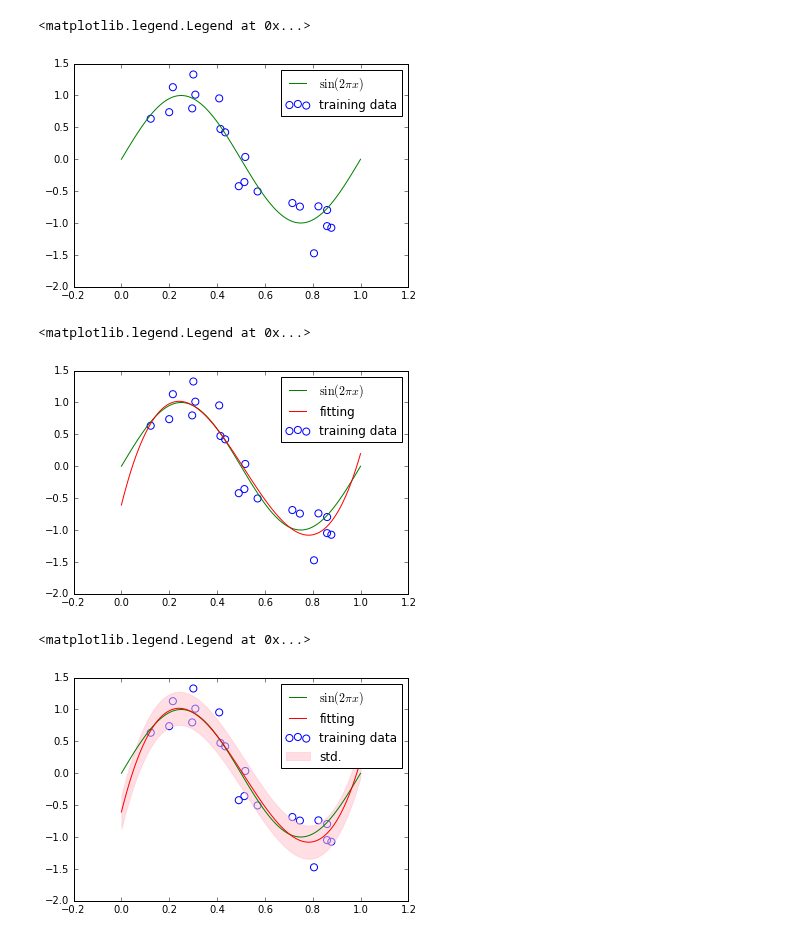
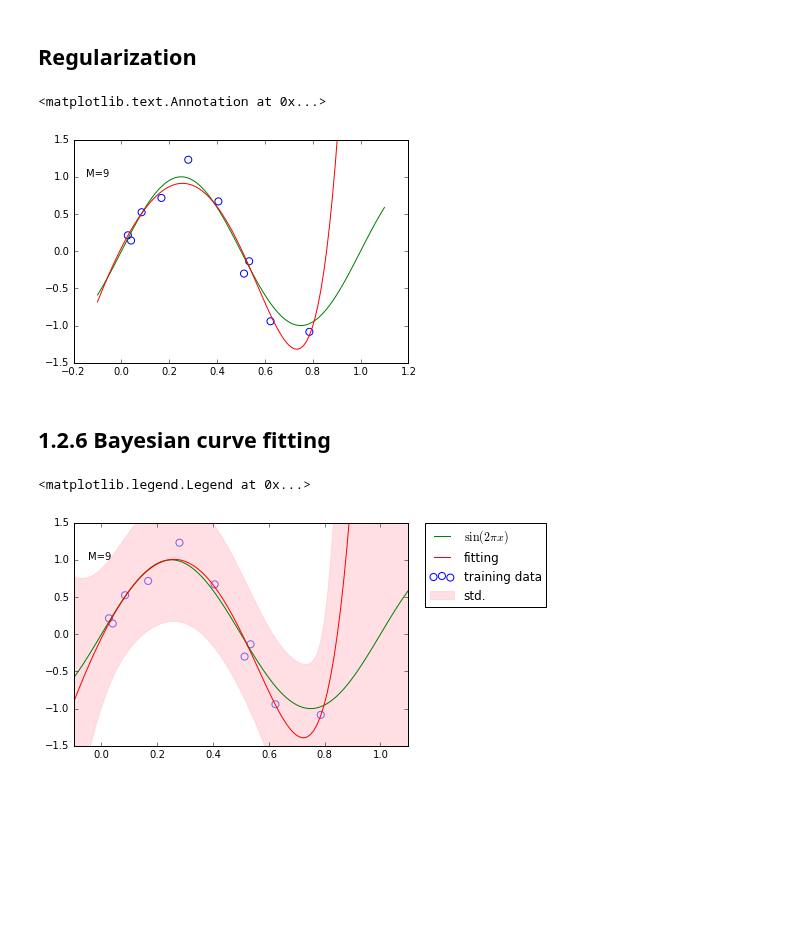
Before and after one commit to ctgk/PRML, a Jupyter notebook: ch01_Introduction.ipynb, the cells around one changed output. Saved outputs shown, nothing was run; the diff lists cells and outputs as text; code cells hidden in the pictures; blank space fills up the shorter version.

```diff
--- a/ch01_Introduction.ipynb
+++ b/ch01_Introduction.ipynb
@@ -19,0 +31,18 @@ y_test = func(x_test)
+# %%
+for i, degree in enumerate([0, 1, 3, 9]):
+    plt.subplot(2, 2, i + 1)
+    feature = features.Polynomial(degree)
+    X_train = feature.transform(x_train[:, None])
+    X_test = feature.transform(x_test[:, None])
+
+    model = LinearRegression()
+    model.fit(X_train, y_train)
+    y = model.predict(X_test)
+
+    y = model.predict(X_test)
+    plt.scatter(x_train, y_train, facecolor="none", edgecolor="b", s=50, label="training data")
+    plt.plot(x_test, y_test, c="g", label="$\sin(2\pi x)$")
+    plt.plot(x_test, y, c="r", label="fitting")
+    plt.ylim(-1.5, 1.5)
+    plt.annotate("M={}".format(degree), xy=(-0.15, 1))
+plt.legend(bbox_to_anchor=(1.05, 0.64), loc=2, borderaxespad=0.)
@@ -20,7 +52,20 @@ y_test = func(x_test)
+# %% [markdown]
+## Regularization
 # %%
+feature = features.Polynomial(9)
+X_train = feature.transform(x_train[:, None])
+X_test = feature.transform(x_test[:, None])
+
+model = RidgeRegression(alpha=1e-3)
+model.fit(X_train, y_train)
+y = model.predict(X_test)
+
+y = model.predict(X_test)
 plt.scatter(x_train, y_train, facecolor="none", edgecolor="b", s=50, label="training data")
 plt.plot(x_test, y_test, c="g", label="$\sin(2\pi x)$")
-plt.legend()
+plt.plot(x_test, y, c="r", label="fitting")
+plt.ylim(-1.5, 1.5)
+plt.annotate("M=9", xy=(-0.15, 1))
 # %% [output]
-<matplotlib.legend.Legend at 0x...>
+<matplotlib.text.Annotation at 0x...>
-[figure, old version]
+[figure, new version]
@@ -34,19 +72,18 @@ model.fit(X_train, y_train)
+# %% [markdown]
+## 1.2.6 Bayesian curve fitting
 # %%
-y = model.predict(X_test)
+bayes_model = BayesianLinearRegression(alpha=5e-4, beta=2)
+bayes_model.fit(X_train, y_train)
+
+y, y_err = bayes_model.predict_dist(X_test)
 plt.scatter(x_train, y_train, facecolor="none", edgecolor="b", s=50, label="training data")
 plt.plot(x_test, y_test, c="g", label="$\sin(2\pi x)$")
 plt.plot(x_test, y, c="r", label="fitting")
-plt.legend()
+plt.fill_between(x_test, y - y_err, y + y_err, color="pink", label="std.", alpha=0.5)
+plt.xlim(x_test.min(), x_test.max())
+plt.ylim(-1.5, 1.5)
+plt.annotate("M=9", xy=(-0.05, 1))
+plt.legend(bbox_to_anchor=(1.05, 1.), loc=2, borderaxespad=0.)
 # %% [output]
 <matplotlib.legend.Legend at 0x...>
-[figure, old version]
+[figure, new version]
-# %%
-y, y_err = model.predict_dist(X_test)
-plt.scatter(x_train, y_train, facecolor="none", edgecolor="b", s=50, label="training data")
-plt.plot(x_test, y_test, c="g", label="$\sin(2\pi x)$")
-plt.plot(x_test, y, c="r", label="fitting")
-plt.fill_between(x_test, y - y_err, y + y_err, color="pink", label="std.", alpha=0.5)
-plt.legend()
-# %% [output]
-<matplotlib.legend.Legend at 0x...>
-[figure, removed]
```
Also changed, not shown: parts of 10 cells of this notebook.
